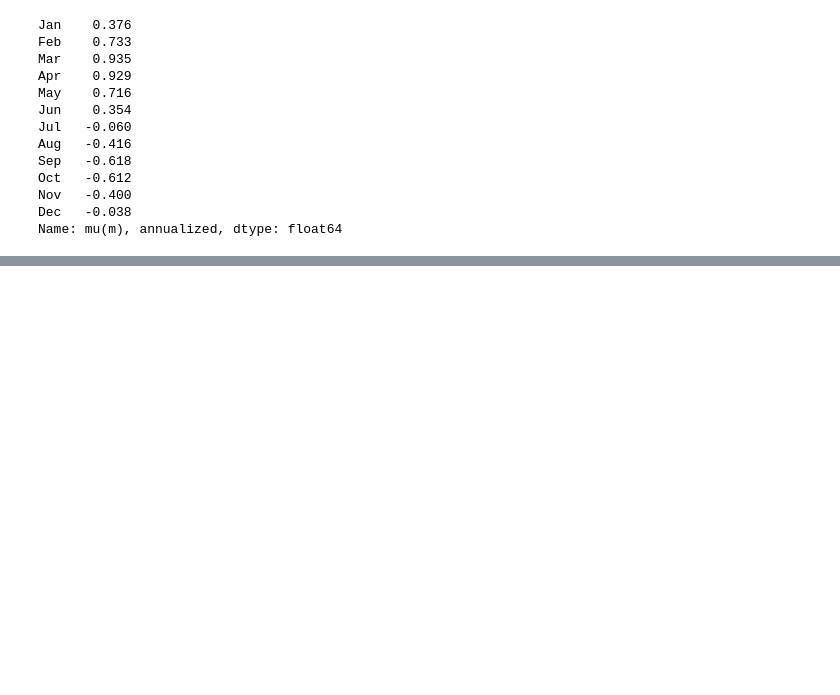
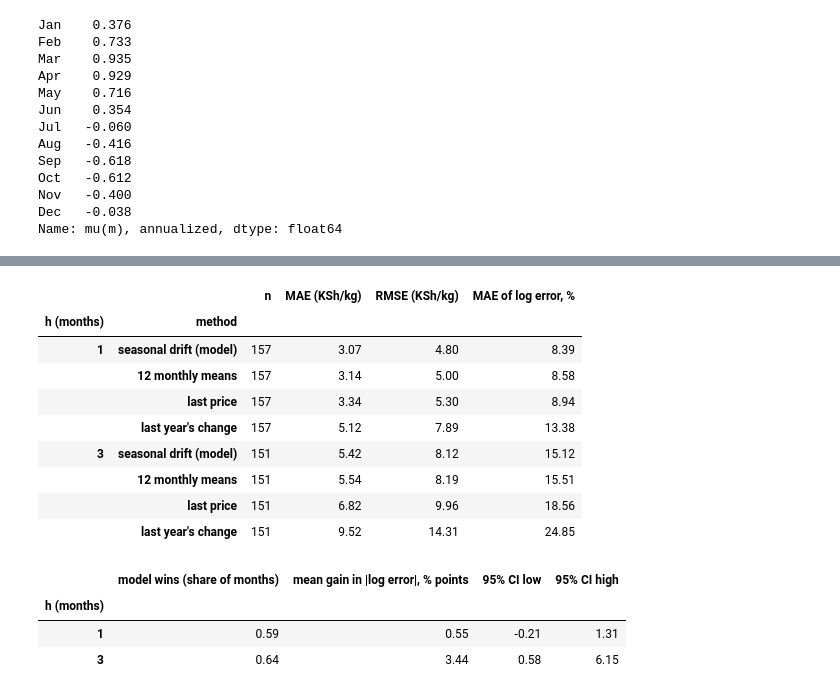
Before and after one commit to thummim-mekuria/erdos_project, a Jupyter notebook: maize_storage_option.ipynb, the cells around one changed output, grey strips where cells are left out. Saved outputs shown, nothing was run; the diff lists cells and outputs as text; code cells hidden in the pictures; blank space fills up the shorter version.

```diff
--- a/maize_storage_option.ipynb
+++ b/maize_storage_option.ipynb
@@ -565,0 +581,65 @@ backtest; sensitivities.
+# %%
+def harmonic_fit(rr):
+    X = design(rr.index.month.values, K)
+    return least_squares(lambda b: X @ b - rr.values, x0=np.zeros(X.shape[1])).x
+
+rows = []
+for t in price.index:
+    if t < pd.Period("2011-01", "M") or np.isnan(price[t]):
+        continue
+    hist = r[r.index <= t]
+    beta_t = harmonic_fit(hist)
+    clim = hist.groupby(hist.index.month).mean()
+    for h in (1, 3):
+        T = t + h
+        if T not in price.index or np.isnan(price[T]):
+            continue
+        months = np.array([(t + i).month for i in range(1, h + 1)])
+        a, b = t - 12, T - 12
+        ly = (price[t] * price[b] / price[a]
+              if a in price.index and b in price.index and np.isfinite(price[a]) and np.isfinite(price[b]) else np.nan)
+        rows.append({"origin": t, "h": h, "actual": price[T],
+                     "seasonal drift (model)": price[t] * np.exp((design(months, K) @ beta_t).sum()),
+                     "12 monthly means": price[t] * np.exp(clim.reindex(months).sum()),
+                     "last price": price[t], "last year's change": ly})
+fc = pd.DataFrame(rows)
+METHODS = ["seasonal drift (model)", "12 monthly means", "last price", "last year's change"]
+
+score = []
+for h, d in fc.groupby("h"):
+    d = d.dropna()
+    for mth in METHODS:
+        e, le = d[mth] - d.actual, np.log(d[mth] / d.actual)
+        score.append({"h (months)": h, "method": mth, "n": len(d), "MAE (KSh/kg)": abs(e).mean(),
+                      "RMSE (KSh/kg)": np.sqrt((e ** 2).mean()), "MAE of log error, %": 100 * abs(le).mean()})
+pd.DataFrame(score).set_index(["h (months)", "method"]).round(2)
+# %% [output]
+|  |  | n | MAE (KSh/kg) | RMSE (KSh/kg) | MAE of log error, % |
+| h (months) | method |  |  |  |  |
+| 1 | seasonal drift (model) | 157 | 3.07 | 4.80 | 8.39 |
+|  | 12 monthly means | 157 | 3.14 | 5.00 | 8.58 |
+|  | last price | 157 | 3.34 | 5.30 | 8.94 |
+|  | last year's change | 157 | 5.12 | 7.89 | 13.38 |
+| 3 | seasonal drift (model) | 151 | 5.42 | 8.12 | 15.12 |
+|  | 12 monthly means | 151 | 5.54 | 8.19 | 15.51 |
+|  | last price | 151 | 6.82 | 9.96 | 18.56 |
+|  | last year's change | 151 | 9.52 | 14.31 | 24.85 |
+# %%
+boot = []
+brng = np.random.default_rng(2026)
+for h, d in fc.groupby("h"):
+    d = d.dropna()
+    gain = abs(np.log(d["last price"] / d.actual)) - abs(np.log(d["seasonal drift (model)"] / d.actual))
+    years = d.origin.map(lambda p: p.year).values
+    uy = np.unique(years)
+    by_year = {y: gain[years == y].values for y in uy}
+    reps = [np.concatenate([by_year[y] for y in brng.choice(uy, len(uy))]).mean() for _ in range(5000)]
+    boot.append({"h (months)": h, "model wins (share of months)": (gain > 0).mean(),
+                 "mean gain in |log error|, % points": 100 * gain.mean(),
+                 "95% CI low": 100 * np.quantile(reps, .025), "95% CI high": 100 * np.quantile(reps, .975)})
+pd.DataFrame(boot).set_index("h (months)").round(2)
+# %% [output]
+|  | model wins (share of months) | mean gain in |log error|, % points | 95% CI low | 95% CI high |
+| h (months) |  |  |  |  |
+| 1 | 0.59 | 0.55 | -0.21 | 1.31 |
+| 3 | 0.64 | 3.44 | 0.58 | 6.15 |
```
Also changed, not shown: parts of 14 cells of this notebook, 4 other files.
